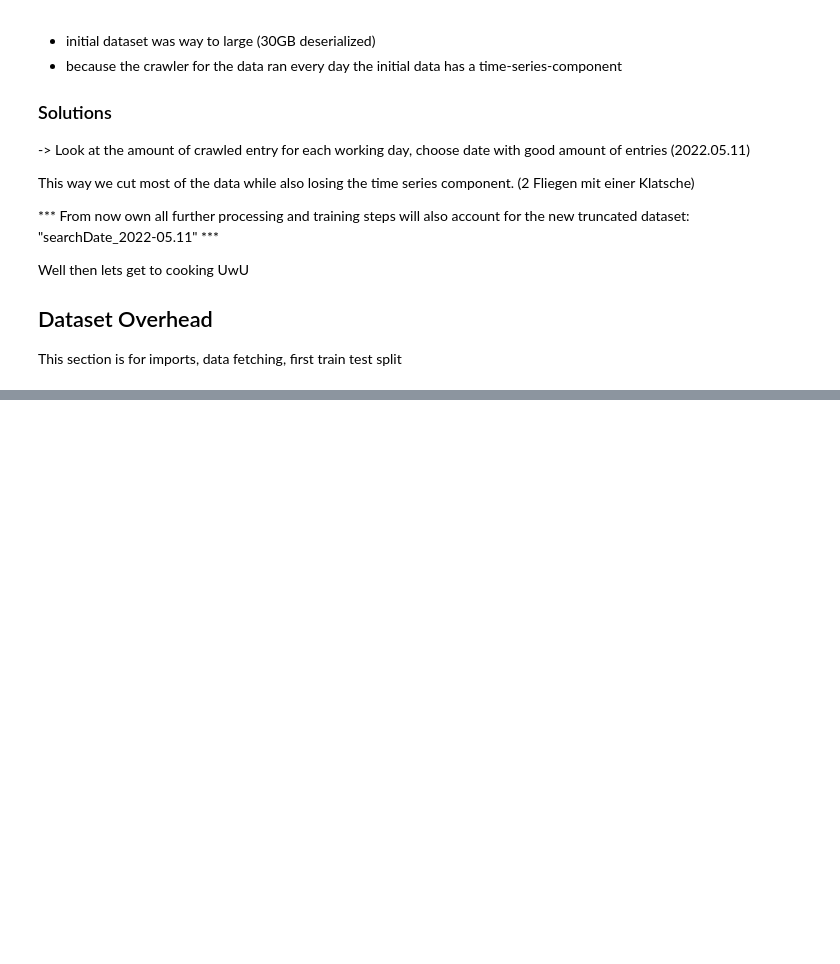
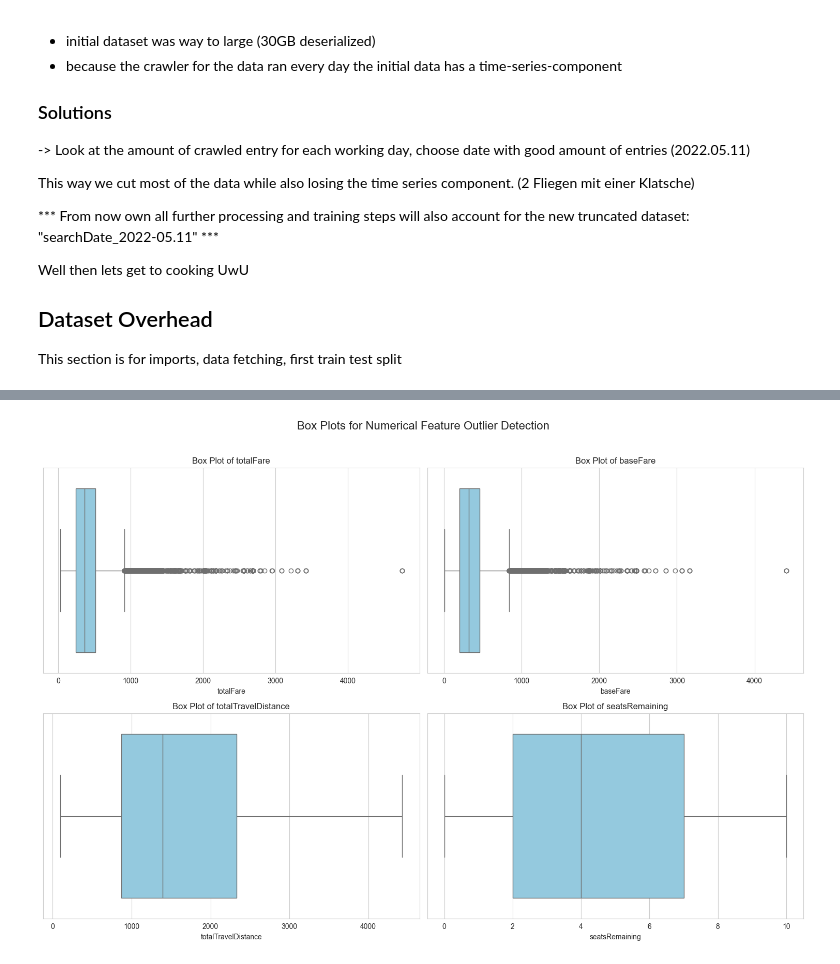
Before and after one commit to TimeLegend35/data_mining_flight, a Jupyter notebook: notebooks/main.ipynb, the cells around one changed output, grey strips where cells are left out. Saved outputs shown, nothing was run; the diff lists cells and outputs as text; code cells hidden in the pictures; blank space fills up the shorter version.

Commit message:
data exploration

```diff
--- a/notebooks/main.ipynb
+++ b/notebooks/main.ipynb
@@ -25,3 +30,3 @@ import pandas as pd
 # %%
 # get data
-data_raw = pd.read_csv('../data/truncated/searchData_2022-05-11.csv')
+data_raw = pd.read_csv("../data/truncated/searchDate_2022-05-11.csv")
@@ -29,0 +255,89 @@ FileNotFoundError: [Errno 2] No such file or directory: '../data/truncated/searc
+# %%
+print("\n--- Starting Outlier Analysis ---")
+print("--- 1. Box Plot Analysis (Fix Applied) ---")
+
+# We can reuse the numerical columns list
+num_cols = ['totalFare', 'baseFare', 'totalTravelDistance', 'seatsRemaining']
+
+# Set up the plotting figure (2 rows, 2 columns)
+fig, axes = plt.subplots(nrows=2, ncols=2, figsize=(15, 10))
+fig.suptitle('Box Plots for Numerical Feature Outlier Detection', fontsize=16, y=1.02)
+
+# Flatten the axes array for easy iteration
+axes = axes.flatten()
+
+# Generate a boxplot for each numerical column
+for i, col in enumerate(num_cols):
+
+    # --- FIX ---
+    # Replaced 'palette="pastel"' with a single 'color'
+    # This avoids the palette/hue conflict and the warning.
+    sns.boxplot(
+        data=data,
+        x=col,
+        ax=axes[i], # Assign plot to the correct subplot
+        color='skyblue' # Use a single color
+    )
+    # --- End of Fix ---
+
+    axes[i].set_title(f'Box Plot of {col}')
+    axes[i].set_xlabel(col)
+
+# Adjust layout
+plt.tight_layout()
+plt.show()
+
+# --- Deeper look at totalFare outliers ---
+print("\n--- Top 5 Most Expensive Flights (Outliers) ---")
+# Sort by 'totalFare' to see the most extreme examples
+print(data.sort_values('totalFare', ascending=False)[['totalFare', 'startingAirport', 'destinationAirport', 'isNonStop']].head())
+
+
+print("\n\n--- 2. Clustering Outliers with DBSCAN ---")
+
+# --- a. Select & Clean data for clustering ---
+# We'll cluster on two key features
+cluster_features = ['totalFare', 'totalTravelDistance']
+cluster_data = data[cluster_features].copy()
+
+# DBSCAN cannot handle missing values, so we must drop them
+cluster_data_clean = cluster_data.dropna()
+print(f"Original data points: {len(cluster_data)}, After dropping NaNs: {len(cluster_data_clean)}")
+
+# --- b. Scale the features ---
+# This is critical for distance-based algorithms like DBSCAN
+scaler = StandardScaler()
+cluster_data_scaled = scaler.fit_transform(cluster_data_clean)
+
+# --- c. Run DBSCAN ---
+# We set 'eps' (max distance) and 'min_samples'
+# A low 'eps' and high 'min_samples' will find only very dense clusters
+# 'min_samples=50' is a good starting point for a large dataset
+db = DBSCAN(eps=0.35, min_samples=50)
+clusters = db.fit_predict(cluster_data_scaled)
+
+# Add cluster labels back to our clean data
+cluster_data_clean['cluster'] = clusters
+# Label -1 is "noise" (i.e., outliers). Other labels (0, 1, 2...) are "core" clusters.
+print("\nCluster membership counts (DBSCAN):")
+print(cluster_data_clean['cluster'].value_counts())
+
+
+# --- d. Plot the clusters ---
+plt.figure(figsize=(12, 8))
+sns.scatterplot(
+    data=cluster_data_clean,
+    x='totalTravelDistance',
+    y='totalFare',
+    hue='cluster', # Color by the cluster label
+    palette="deep",
+    s=20 # Make points smaller to see patterns
+)
+plt.title('DBSCAN Clustering of Flights (totalFare vs. totalTravelDistance)')
+plt.xlabel('Total Travel Distance')
+plt.ylabel('Total Fare ($)')
+plt.legend(title='Cluster Label')
+plt.show()
+
+print("--- Outlier analysis complete ---")
+# %% [output]
@@ -29,0 +346 @@ FileNotFoundError: [Errno 2] No such file or directory: '../data/truncated/searc
+[figure, added]
```
Also changed, not shown: parts of 11 cells of this notebook.
